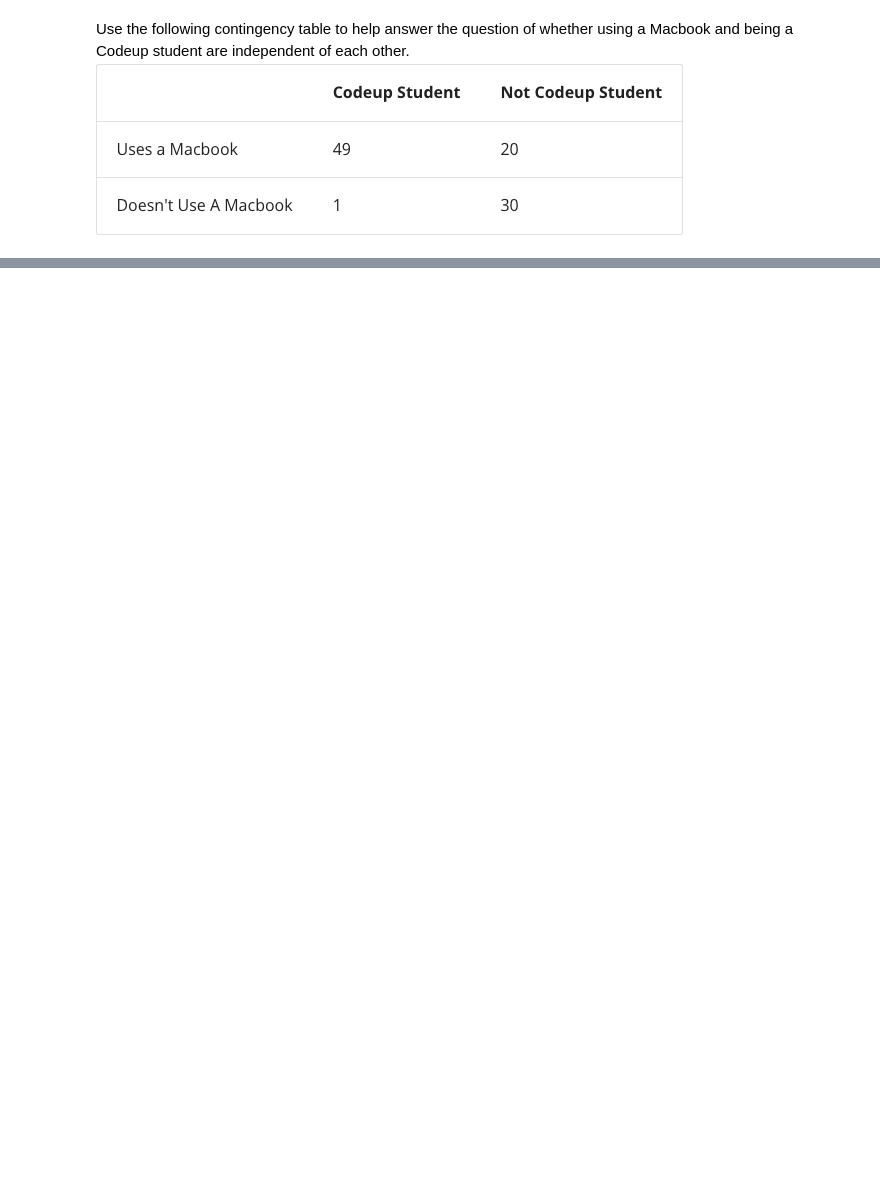
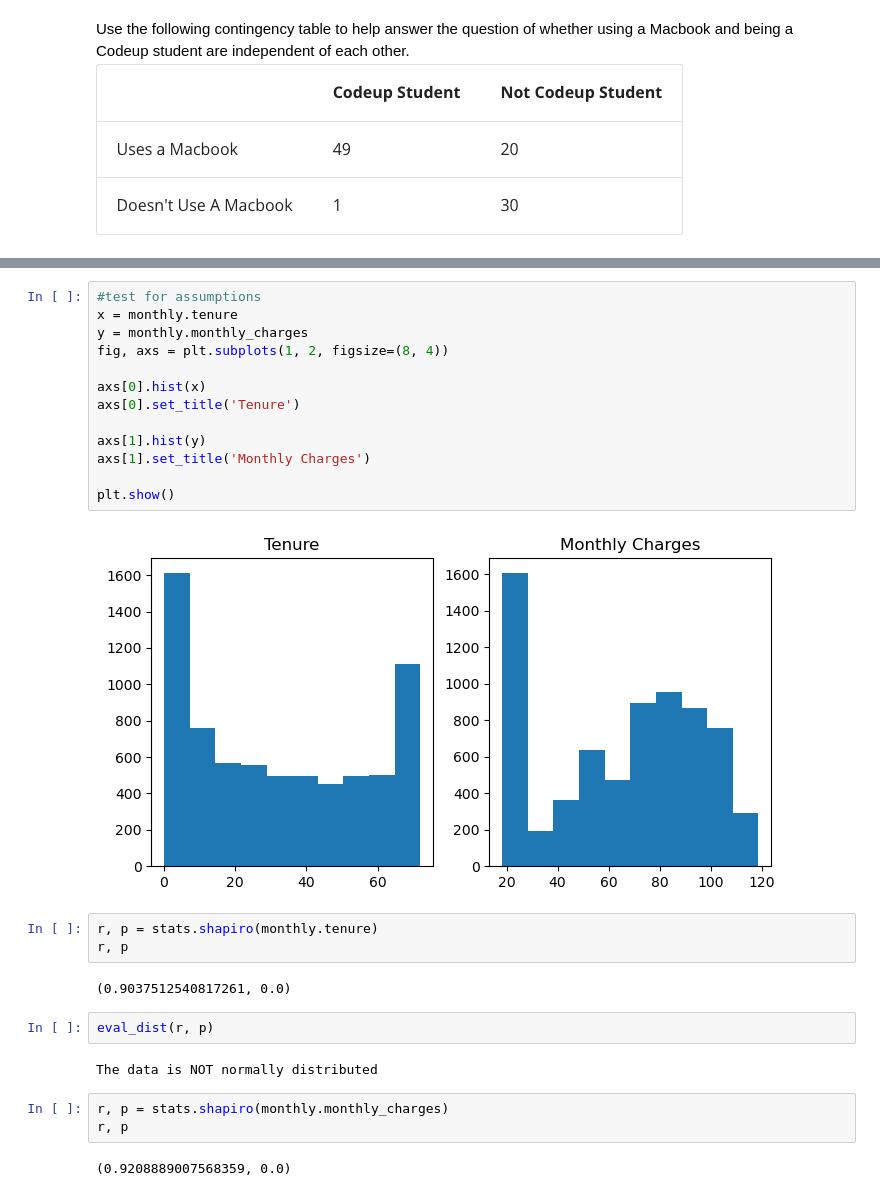
Before and after one commit to NikkideVries/statistics-exercises, a Jupyter notebook: hypothesis_testing.ipynb, the cells around one changed output, grey strips where cells are left out. Saved outputs shown, nothing was run; the diff lists cells and outputs as text; blank space fills up the shorter version.

```diff
--- a/hypothesis_testing.ipynb
+++ b/hypothesis_testing.ipynb
@@ -55,0 +660,29 @@ Use the following contingency table to help answer the question of whether using
+# %%
+#test for assumptions
+x = monthly.tenure
+y = monthly.monthly_charges
+fig, axs = plt.subplots(1, 2, figsize=(8, 4))
+
+axs[0].hist(x)
+axs[0].set_title('Tenure')
+
+axs[1].hist(y)
+axs[1].set_title('Monthly Charges')
+
+plt.show()
+# %% [output]
+[figure, added]
+# %%
+r, p = stats.shapiro(monthly.tenure)
+r, p
+# %% [output]
+(0.9037512540817261, 0.0)
+# %%
+eval_dist(r, p)
+# %% [output]
+The data is NOT normally distributed
+# %%
+r, p = stats.shapiro(monthly.monthly_charges)
+r, p
+# %% [output]
+(0.9208889007568359, 0.0)
```
Also changed, not shown: parts of 100 cells of this notebook.
